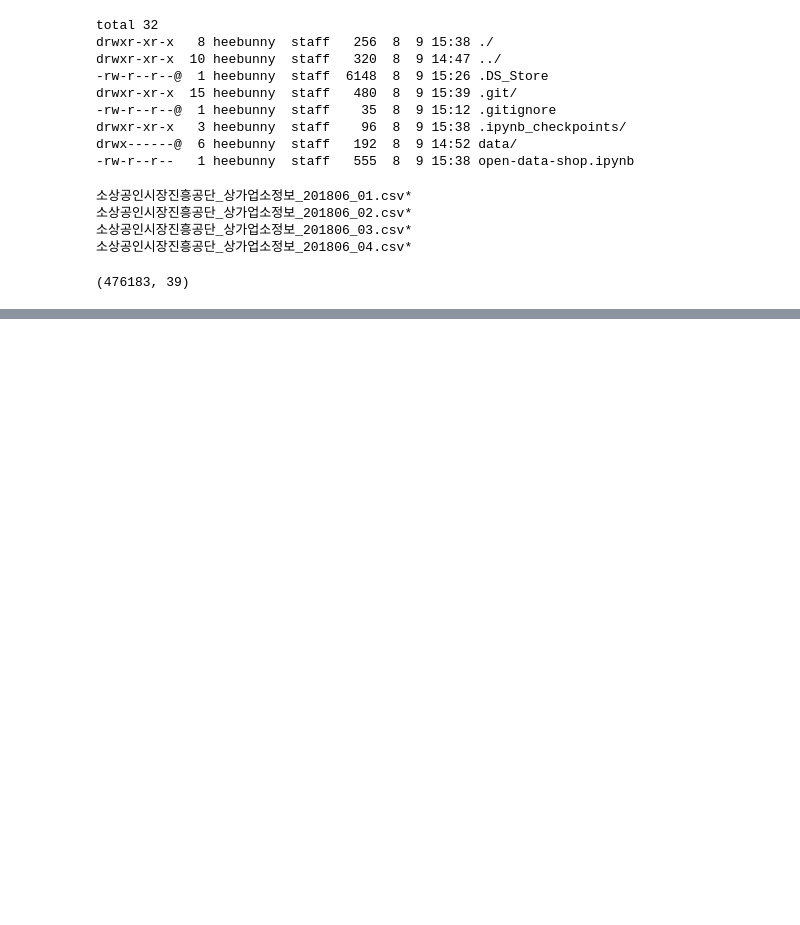
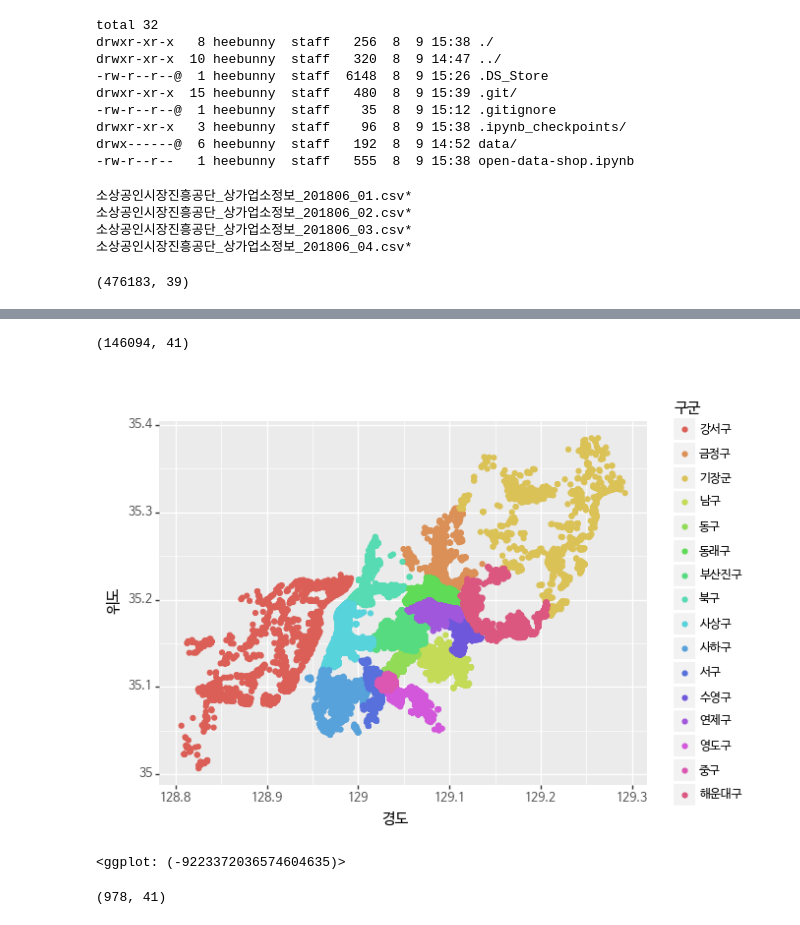
Before and after one commit to HeeYoungK/open-data-shop, a Jupyter notebook: open-data-shop.ipynb, the cells around one changed output, grey strips where cells are left out. Saved outputs shown, nothing was run; the diff lists cells and outputs as text; code cells hidden in the pictures; blank space fills up the shorter version.

```diff
--- a/open-data-shop.ipynb
+++ b/open-data-shop.ipynb
@@ -31,0 +97,6 @@ df_shop.shape
+# %%
+print(shop_busan.shape)
+shop_busan['시도'] = shop_busan['도로명주소'].str.split(' ', expand=True)[0]
+shop_busan['구군'] = shop_busan['도로명주소'].str.split(' ', expand=True)[1]
+print(shop_busan.shape)
+shop_busan.columns
@@ -31,0 +122,21 @@ df_shop.shape
+# %%
+shop_busan = shop_busan.loc[shop_busan['도로명주소'].str.startswith('부산')]
+shop_busan.shape
+# %% [output]
+(146094, 41)
+# %%
+(ggplot(shop_busan)
+ + aes(x='경도', y='위도', color='구군')
+ + geom_point()
+ + theme(text=element_text(family='NanumBarunGothic'))
+ + scale_fill_gradient(low = 'blue', high = 'green')
+)
+# %% [output]
+[figure, added]
+<ggplot: (-9223372036574604635)>
+# %%
+shop_busanfood = shop_busan.loc[shop_busan['상호명'].str.contains('돼지국밥|밀면') == True]
+
+shop_busanfood.shape
+# %% [output]
+(978, 41)
```
Also changed, not shown: parts of 11 cells of this notebook.
